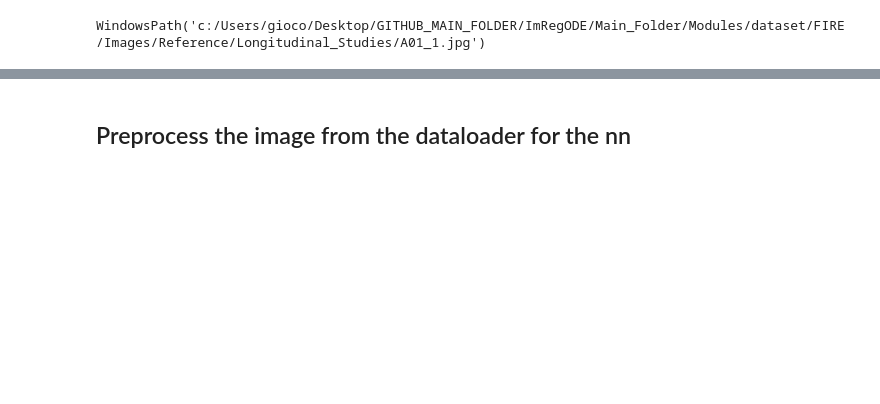
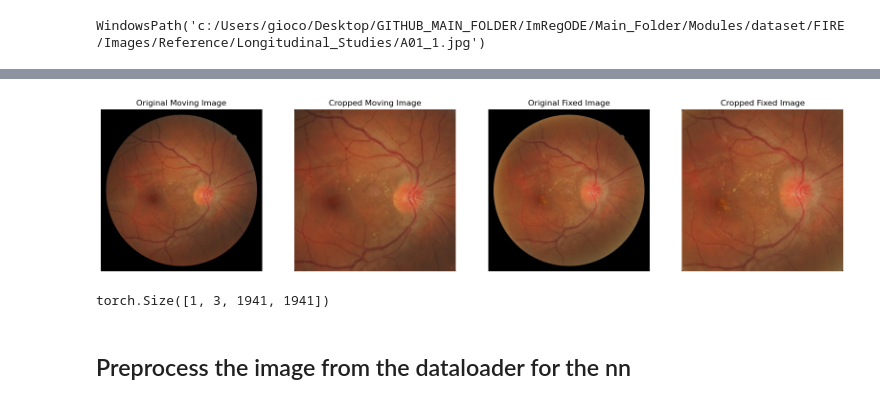
Before and after one commit to MICCIOSLAYER/ImRegODE, a Jupyter notebook: Main_Folder/Main_Code/notebook.ipynb, the cells around one changed output, grey strips where cells are left out. Cells and saved outputs as stored; diff of their text form; code cells hidden in the pictures; blank space fills up the shorter version.

```diff
--- a/Main_Folder/Main_Code/notebook.ipynb
+++ b/Main_Folder/Main_Code/notebook.ipynb
@@ -8,6 +8,10 @@ P_FOLDER = 'Mosaicing'
 TEST_FOLDER= 'Test'
 REFERENCE_FOLDER= 'Reference'
 NUM_WORKERS = os.cpu_count() # to define the num of subprocesses to use for dataloader
+FIXED = '_1'
+MOVING = '_2'
+LOWEDGE_BOX = 1.5/9.0
+HIGHEDGE_BOX = 7.5/9.0
 # %% [markdown]
 # Download the data
 url = https://projects.ics.forth.gr/cvrl/fire/FIRE.7z
@@ -470,2 +474,72 @@ img_t, img_r
+# %%
+def crop_images(moving_image : Path | torch.Tensor,
+                fixed_image : Path | torch.Tensor,
+                show_images : bool = False
+                )-> Tuple[torch.Tensor, torch.Tensor]:
+    '''
+    given the images it crop to the desired size
+    if requested the images are shown as confront between the original and the cropped
+
+    Parameters:
+    moving_image : Path | torch.Tensor
+        the image to crop, it can be a path or a tensor given by the dataloader
+    fixed_image : Path | torch.Tensor
+        the image to crop, it can be a path or a tensor given by the dataloader
+    show_images : bool
+        whether to show the images or not
+
+    Returns:
+        Tuple[torch.Tensor, torch.Tensor]: the cropped images
+
+    '''
+
+    #open the images depending on the type
+    if isinstance(moving_image, Path):
+        if not moving_image.exists():
+            raise FileNotFoundError(f'{moving_image} not found')
+        else:
+            move_image = np.asarray(Image.open(moving_image))
+    if isinstance(fixed_image, Path):
+        if not fixed_image.exists():
+            raise FileNotFoundError(f'{fixed_image} not found')
+        else:
+            fix_image = np.asarray(Image.open(fixed_image))
+
+    if isinstance(moving_image, torch.Tensor):
+        move_image = moving_image.squeeze().permute(1,2,0).numpy()
+    if isinstance(fixed_image, torch.Tensor):
+        fix_image = fixed_image.squeeze().permute(1,2,0).numpy()
+
+    cropped_moving_image = move_image[int(move_image.shape[0]*LOWEDGE_BOX):int(move_image.shape[0]*HIGHEDGE_BOX), int(LOWEDGE_BOX*move_image.shape[1]):int(HIGHEDGE_BOX*move_image.shape[1]), :]
+    cropped_fixed_image = fix_image[int(LOWEDGE_BOX*fix_image.shape[0]):int(fix_image.shape[0]*HIGHEDGE_BOX), int(LOWEDGE_BOX*fix_image.shape[1]):int(HIGHEDGE_BOX*fix_image.shape[1]), :]
+
+
+    if show_images:
+        # show the images
+        fig, ax = plt.subplots(1, 4, figsize=(20, 5))
+        ax[0].imshow(move_image)
+        ax[0].set_title('Original Moving Image')
+        ax[0].axis('off')
+        ax[1].imshow(cropped_moving_image)
+        ax[1].set_title('Cropped Moving Image')
+        ax[1].axis('off')
+        ax[2].imshow(fix_image)
+        ax[2].set_title('Original Fixed Image')
+        ax[2].axis('off')
+        ax[3].imshow(cropped_fixed_image)
+        ax[3].set_title('Cropped Fixed Image')
+        ax[3].axis('off')
+        plt.show()
+    batched_moving = torch.from_numpy(cropped_moving_image).permute(2,0,1).unsqueeze(0)
+    batched_fixed = torch.from_numpy(cropped_fixed_image).permute(2,0,1).unsqueeze(0)
+    return batched_moving, batched_fixed
+
+moved_image,fixed_image = crop_images(moving_image=img_ref, fixed_image=img_test, show_images=True)
+# %% [output]
+[figure, added]
+# %%
+moved_image.shape
+# %% [output]
+torch.Size([1, 3, 1941, 1941])
 # %% [markdown]
 ## Preprocess the image from the dataloader for the nn
```
Also changed, not shown: parts of 15 cells of this notebook.
